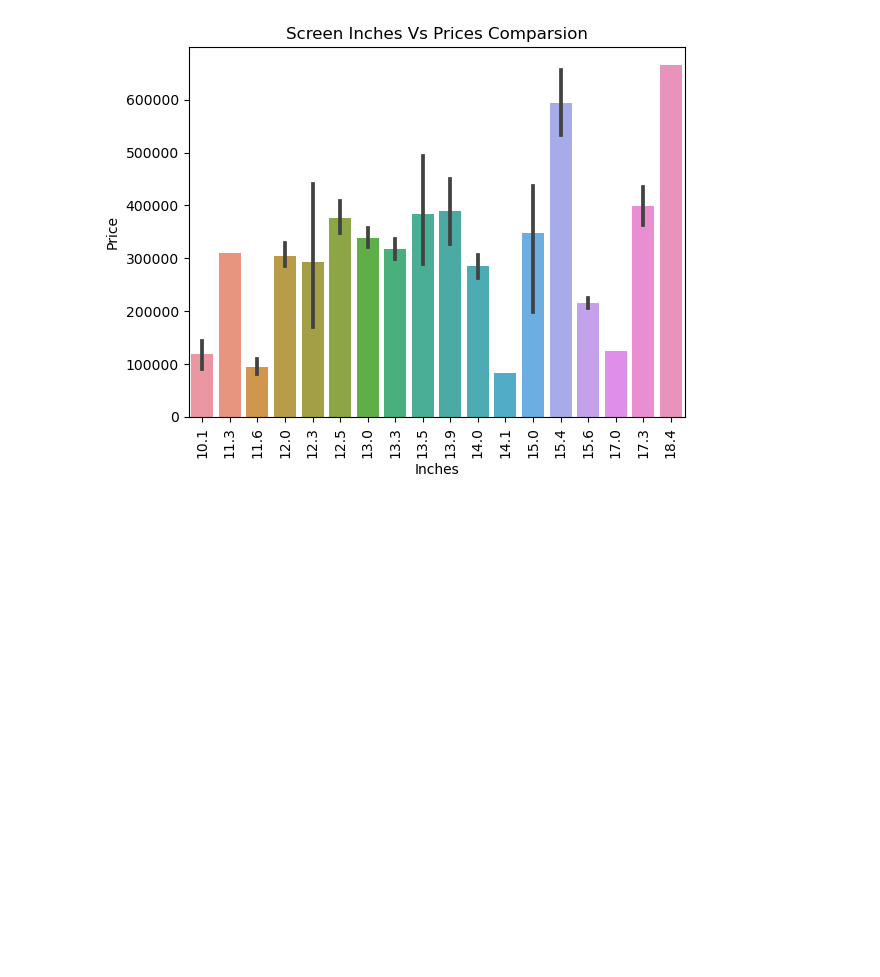
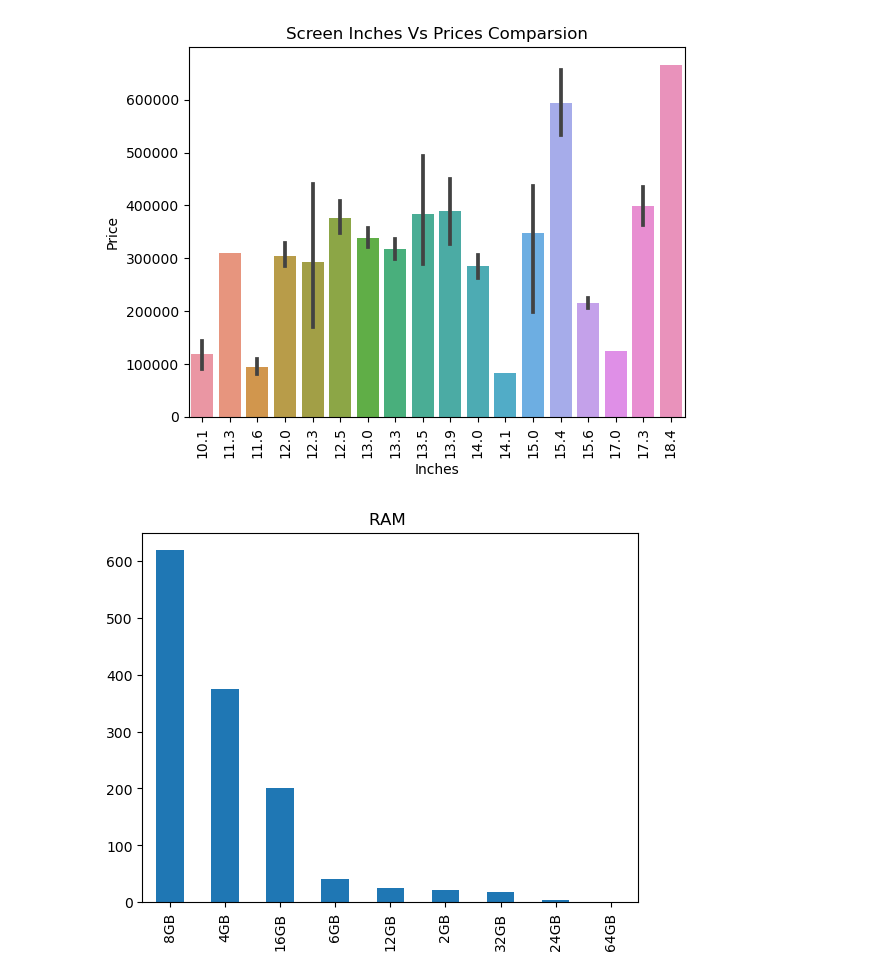
Before and after one commit to Sialsanwal/Data-Science, a Jupyter notebook: Laptop Price/EDA.ipynb, the cells around one changed output. Cells and saved outputs as stored; diff of their text form; code cells hidden in the pictures; blank space fills up the shorter version.

```diff
--- a/Laptop Price/EDA.ipynb
+++ b/Laptop Price/EDA.ipynb
@@ -128,3 +128,9 @@ plt.title("Screen Inches Vs Prices Comparsion")
 plt.show()
 # %% [output]
 [figure]
+# %%
+df.Ram.value_counts().plot(kind='bar')
+plt.title("RAM ")
+plt.show()
+# %% [output]
+[figure, added]
```
Also changed, not shown: parts of 4 cells of this notebook.
